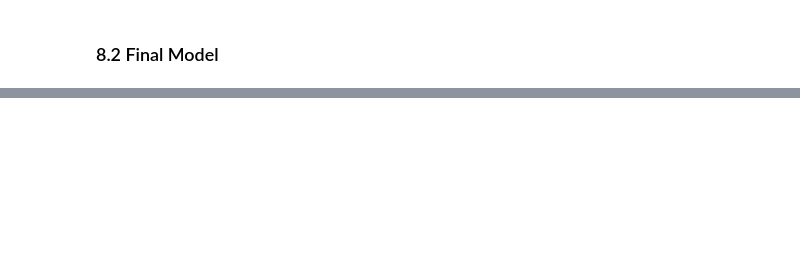
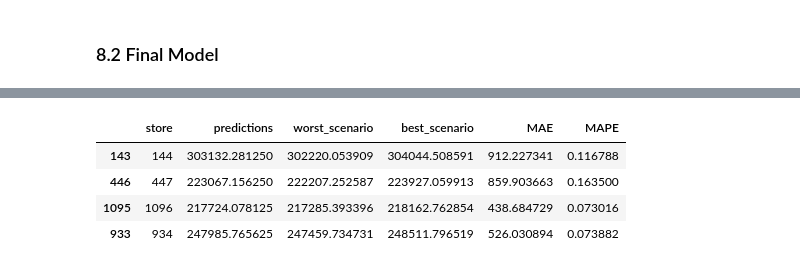
Before and after one commit to vitorhmf/sales-predict, a Jupyter notebook: v06_sales_forecast_fine_tunning.ipynb, the cells around one changed output, grey strips where cells are left out. Saved outputs shown, nothing was run; the diff lists cells and outputs as text; code cells hidden in the pictures; blank space fills up the shorter version.

```diff
--- a/v06_sales_forecast_fine_tunning.ipynb
+++ b/v06_sales_forecast_fine_tunning.ipynb
@@ -1230,0 +1286,8 @@ xgb_result_tuned
+# %%
+df92.sample(4)
+# %% [output]
+|  | store | predictions | worst_scenario | best_scenario | MAE | MAPE |
+| 143 | 144 | 303132.281250 | 302220.053909 | 304044.508591 | 912.227341 | 0.116788 |
+| 446 | 447 | 223067.156250 | 222207.252587 | 223927.059913 | 859.903663 | 0.163500 |
+| 1095 | 1096 | 217724.078125 | 217285.393396 | 218162.762854 | 438.684729 | 0.073016 |
+| 933 | 934 | 247985.765625 | 247459.734731 | 248511.796519 | 526.030894 | 0.073882 |
```
Also changed, not shown: parts of 20 cells of this notebook.
